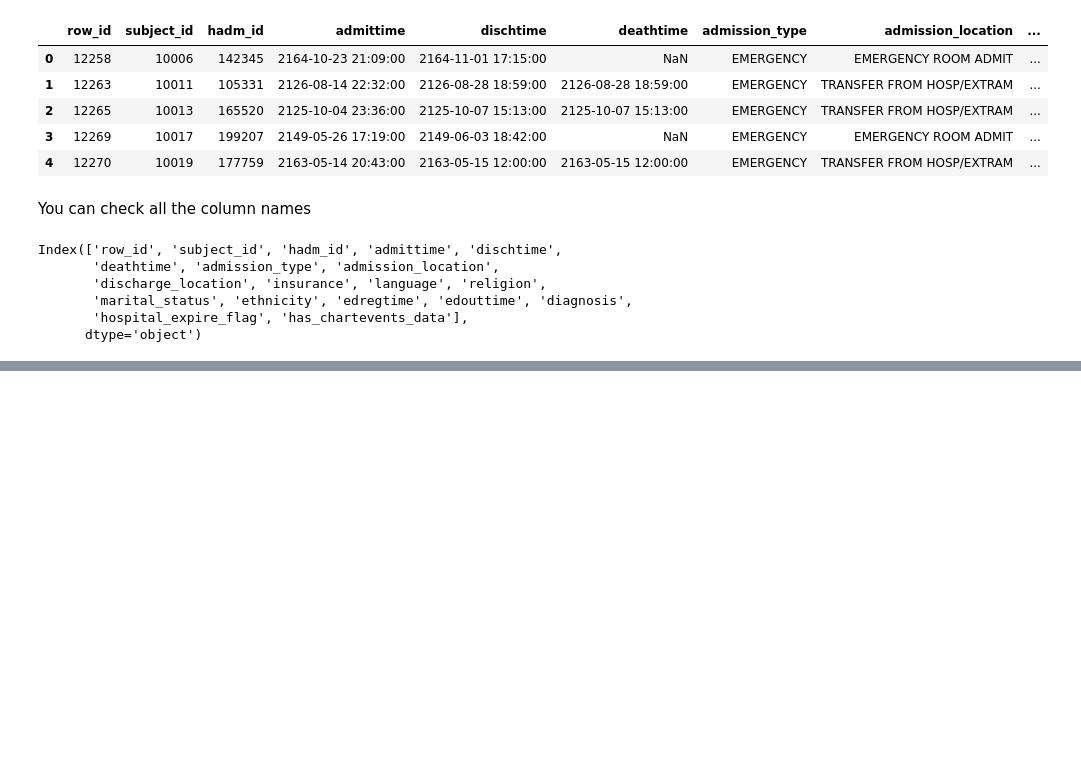
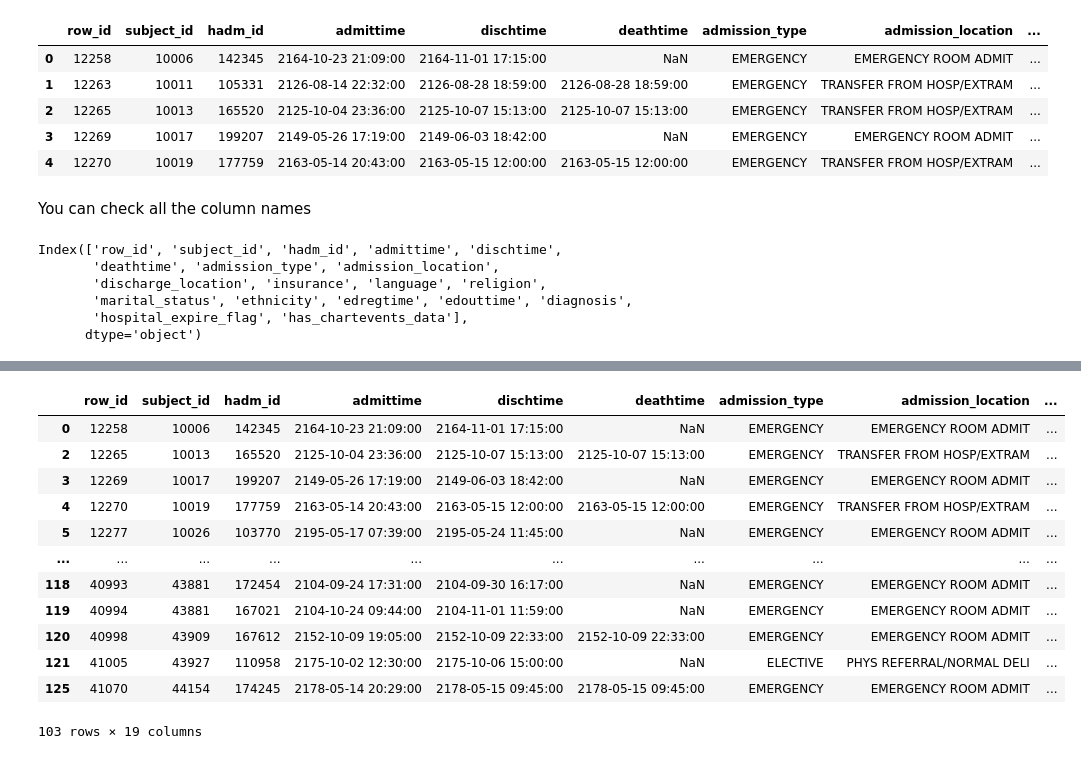
Before and after one commit to niuguy/digithealthcourse, a Jupyter notebook: [021]Exploratary_data_analysis(Part1).ipynb, the cells around one changed output, grey strips where cells are left out. Saved outputs shown, nothing was run; the diff lists cells and outputs as text; code cells hidden in the pictures; blank space fills up the shorter version.

```diff
--- a/[021]Exploratary_data_analysis(Part1).ipynb
+++ b/[021]Exploratary_data_analysis(Part1).ipynb
@@ -373,0 +457,17 @@ Index(['row_id', 'subject_id', 'hadm_id', 'admittime', 'dischtime',
+# %%
+# ~
+df_adm[~(df_adm['marital_status']=='SINGLE')]
+# %% [output]
+|  | row_id | subject_id | hadm_id | admittime | dischtime | deathtime | admission_type | admission_location | ... |
+| 0 | 12258 | 10006 | 142345 | 2164-10-23 21:09:00 | 2164-11-01 17:15:00 | NaN | EMERGENCY | EMERGENCY ROOM ADMIT | ... |
+| 2 | 12265 | 10013 | 165520 | 2125-10-04 23:36:00 | 2125-10-07 15:13:00 | 2125-10-07 15:13:00 | EMERGENCY | TRANSFER FROM HOSP/EXTRAM | ... |
+| 3 | 12269 | 10017 | 199207 | 2149-05-26 17:19:00 | 2149-06-03 18:42:00 | NaN | EMERGENCY | EMERGENCY ROOM ADMIT | ... |
+| 4 | 12270 | 10019 | 177759 | 2163-05-14 20:43:00 | 2163-05-15 12:00:00 | 2163-05-15 12:00:00 | EMERGENCY | TRANSFER FROM HOSP/EXTRAM | ... |
+| 5 | 12277 | 10026 | 103770 | 2195-05-17 07:39:00 | 2195-05-24 11:45:00 | NaN | EMERGENCY | EMERGENCY ROOM ADMIT | ... |
+| ... | ... | ... | ... | ... | ... | ... | ... | ... | ... |
+| 118 | 40993 | 43881 | 172454 | 2104-09-24 17:31:00 | 2104-09-30 16:17:00 | NaN | EMERGENCY | EMERGENCY ROOM ADMIT | ... |
+| 119 | 40994 | 43881 | 167021 | 2104-10-24 09:44:00 | 2104-11-01 11:59:00 | NaN | EMERGENCY | EMERGENCY ROOM ADMIT | ... |
+| 120 | 40998 | 43909 | 167612 | 2152-10-09 19:05:00 | 2152-10-09 22:33:00 | 2152-10-09 22:33:00 | EMERGENCY | EMERGENCY ROOM ADMIT | ... |
+| 121 | 41005 | 43927 | 110958 | 2175-10-02 12:30:00 | 2175-10-06 15:00:00 | NaN | ELECTIVE | PHYS REFERRAL/NORMAL DELI | ... |
+| 125 | 41070 | 44154 | 174245 | 2178-05-14 20:29:00 | 2178-05-15 09:45:00 | 2178-05-15 09:45:00 | EMERGENCY | EMERGENCY ROOM ADMIT | ... |
+103 rows × 19 columns
```
Also changed, not shown: parts of 29 cells of this notebook, 2 other files.
